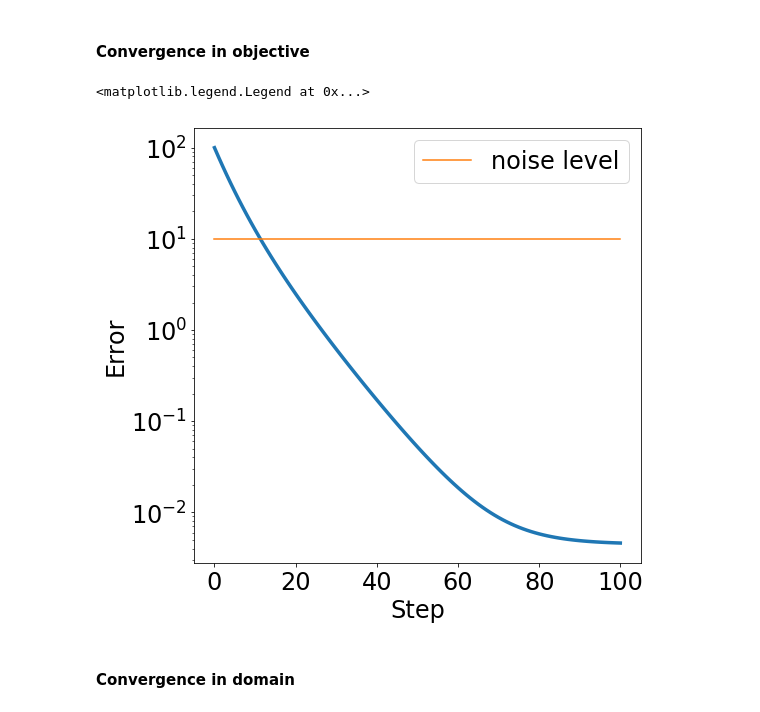
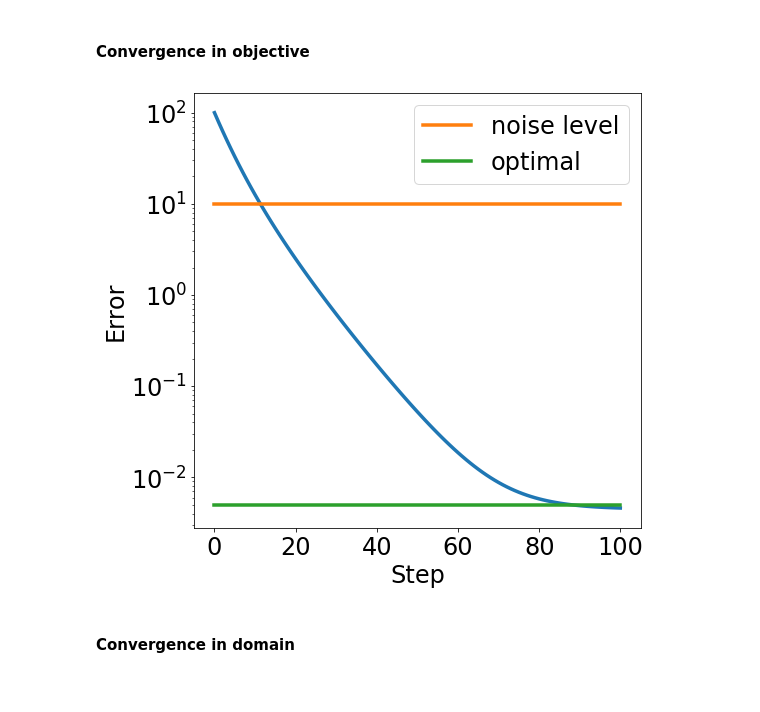
Before and after one commit to ee227c/ee227c.github.io, a Jupyter notebook: code/lecture4.ipynb, the cells around one changed output. Drawn from its saved outputs; the diff is of its cells as text; code cells hidden in the pictures.

```diff
--- a/code/lecture4.ipynb
+++ b/code/lecture4.ipynb
@@ -158,13 +160,14 @@ gradient = lambda x: least_squares_gradient(A, b, x)
 # %%
 x0 = np.random.normal(0, 1, n)
 xs = gradient_descent(x0, [0.1]*100, gradient)
 error_plot([objective(x) for x in xs])
-_ = plt.plot(range(len(xs)), [np.linalg.norm(noise)**2]*len(xs),
-             label='noise level')
-plt.legend()
+plt.plot(range(len(xs)), [np.linalg.norm(noise)**2]*len(xs),
+        label='noise level', **kwargs)
+plt.plot(range(len(xs)), [least_squares(A,b,x_opt)]*len(xs),
+        label='optimal', **kwargs)
+_ = plt.legend()
 # %% [output]
-<matplotlib.legend.Legend at 0x...>
-[figure, old version]
+[figure, new version]
 # %% [markdown]
 #### Convergence in domain
 # %%
```
Also changed, not shown: parts of 8 cells of this notebook.
